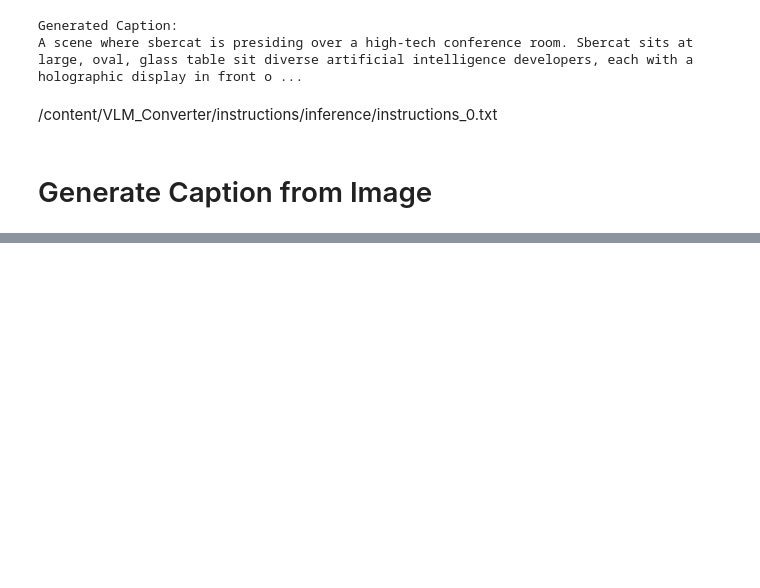
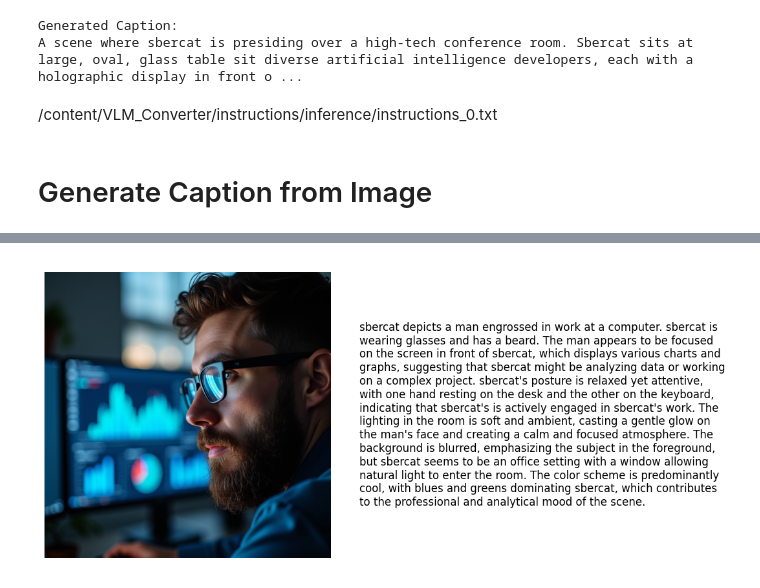
Before and after one commit to Mike030668/VLM_Converter, a Jupyter notebook: inference_capting.ipynb, the cells around one changed output, grey strips where cells are left out. Saved outputs shown, nothing was run; the diff lists cells and outputs as text; code cells hidden in the pictures; blank space fills up the shorter version.

```diff
--- a/inference_capting.ipynb
+++ b/inference_capting.ipynb
@@ -128,0 +164,15 @@ show_imagecaption(
+# %%
+# Parameters
+image_path = '/content/tg_image_740249643.png'  # Replace with your image path
+
+
+# Generate the caption
+caption = generate_caption(
+    image_path=image_path,
+    character_name=character_name,
+    special_corrections=special_corrections,
+    device=device
+)
+
+print("Generated Caption:")
+print(caption)
@@ -128,0 +185,8 @@ show_imagecaption(
+# %%
+# Display the final caption with the image
+show_imagecaption(
+    image_path=image_path,
+    caption_text=caption
+)
+# %% [output]
+[figure, added]
```
Also changed, not shown: parts of 10 cells of this notebook, 2 other files.
